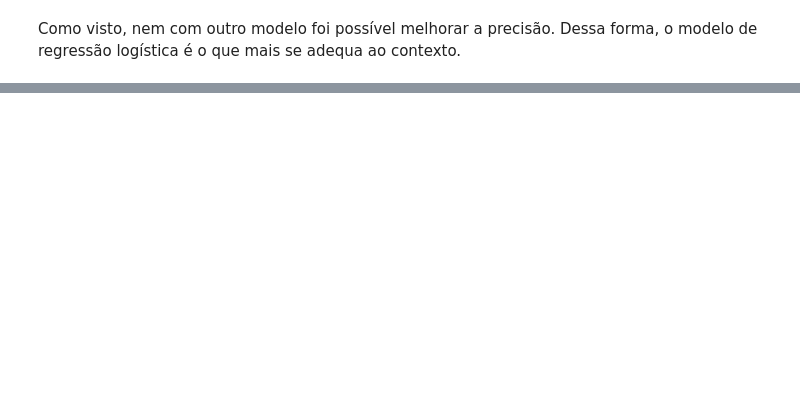
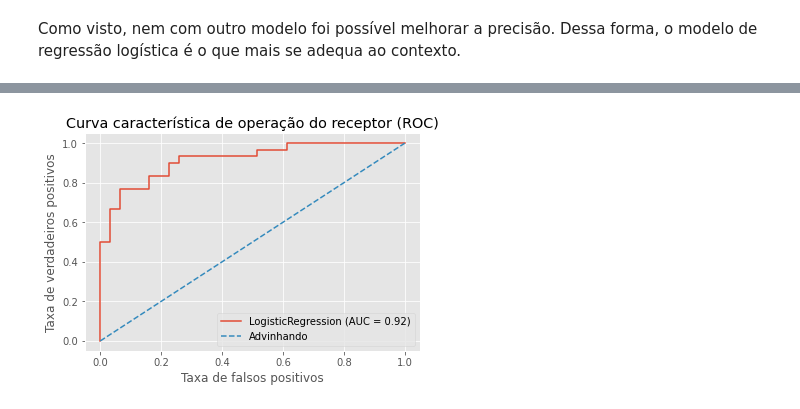
Before and after one commit to pesadaum/heart-disease-analysis, a Jupyter notebook: heart_disease_analysis.ipynb, the cells around one changed output, grey strips where cells are left out. Saved outputs shown, nothing was run; the diff lists cells and outputs as text; code cells hidden in the pictures; blank space fills up the shorter version.

```diff
--- a/heart_disease_analysis.ipynb
+++ b/heart_disease_analysis.ipynb
@@ -568,0 +581,12 @@ array([ True,  True, False,  True,  True, False,  True,  True,  True,
+# %%
+from sklearn.metrics import roc_curve, auc, RocCurveDisplay
+
+RocCurveDisplay.from_estimator(clf, X_test, y_test)
+plt.plot([0,1], [0,1], '--', label='Advinhando')
+plt.title('Curva característica de operação do receptor (ROC)')
+plt.xlabel('Taxa de falsos positivos')
+plt.ylabel('Taxa de verdadeiros positivos')
+plt.legend(loc='best')
+plt.show()
+# %% [output]
+[figure, added]
```
Also changed, not shown: parts of 18 cells of this notebook.
